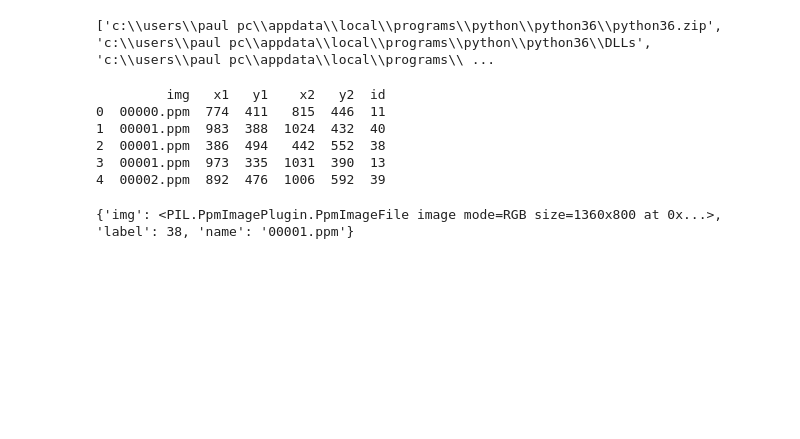
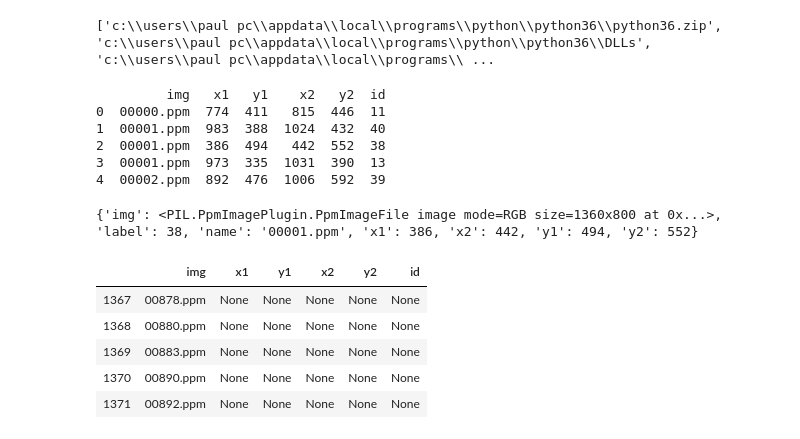
Before and after one commit to paulesta55/Traffic-Detection, a Jupyter notebook: data_preparation.ipynb, the cells around one changed output. Cells and saved outputs as stored; diff of their text form; code cells hidden in the pictures; blank space fills up the shorter version.

Commit message:
change data preparation to complete a dataSplit

```diff
--- a/data_preparation.ipynb
+++ b/data_preparation.ipynb
@@ -157,10 +240,3 @@ dataLoader = DataLoader(verbose=False,names_path=os.path.join('data','obj.names'
 2  00001.ppm  386  494   442  552  38
 3  00001.ppm  973  335  1031  390  13
 4  00002.ppm  892  476  1006  592  39
-# %%
-img = dataLoader[2]
-
-print(img)
-dataLoader.ppm2jpg(img['img'],img['name'])
-# %% [output]
-{'img': <PIL.PpmImagePlugin.PpmImageFile image mode=RGB size=1360x800 at 0x...>, 'label': 38, 'name': '00001.ppm'}
@@ -167,3 +246,22 @@ dataLoader.ppm2jpg(img['img'],img['name'])
+# %%
+img = dataLoader[2]
+
+print(img)
+# check that all of the we only have one row per no-object image
+assert len(dataLoader.gtsdb.loc[~dataLoader.gtsdb['id'].isin(range(44))].groupby('img')) == len(dataLoader.gtsdb.
+                                                                                                loc[~dataLoader.gtsdb['id'].
+                                                                                                    isin(range(44))])
+# %% [output]
+{'img': <PIL.PpmImagePlugin.PpmImageFile image mode=RGB size=1360x800 at 0x...>, 'label': 38, 'name': '00001.ppm', 'x1': 386, 'x2': 442, 'y1': 494, 'y2': 552}
+# %%
+dataLoader.gtsdb.tail()
+# %% [output]
+|  | img | x1 | y1 | x2 | y2 | id |
+| 1367 | 00878.ppm | None | None | None | None | None |
+| 1368 | 00880.ppm | None | None | None | None | None |
+| 1369 | 00883.ppm | None | None | None | None | None |
+| 1370 | 00890.ppm | None | None | None | None | None |
+| 1371 | 00892.ppm | None | None | None | None | None |
 # %%
 # Sanity check
 example = dataLoader[20]
```
Also changed, not shown: parts of 10 cells of this notebook, 2 other files.
